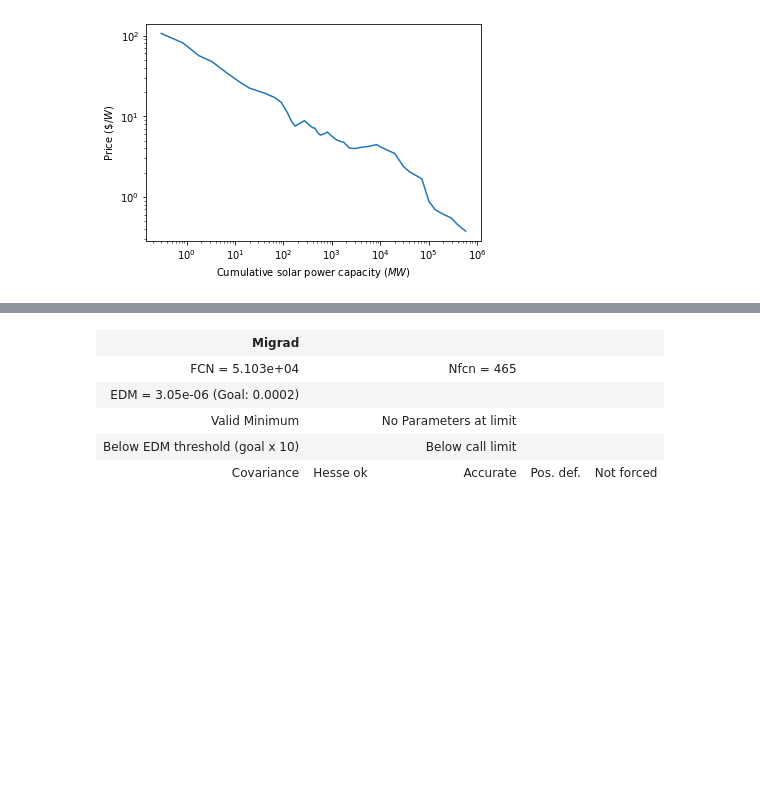
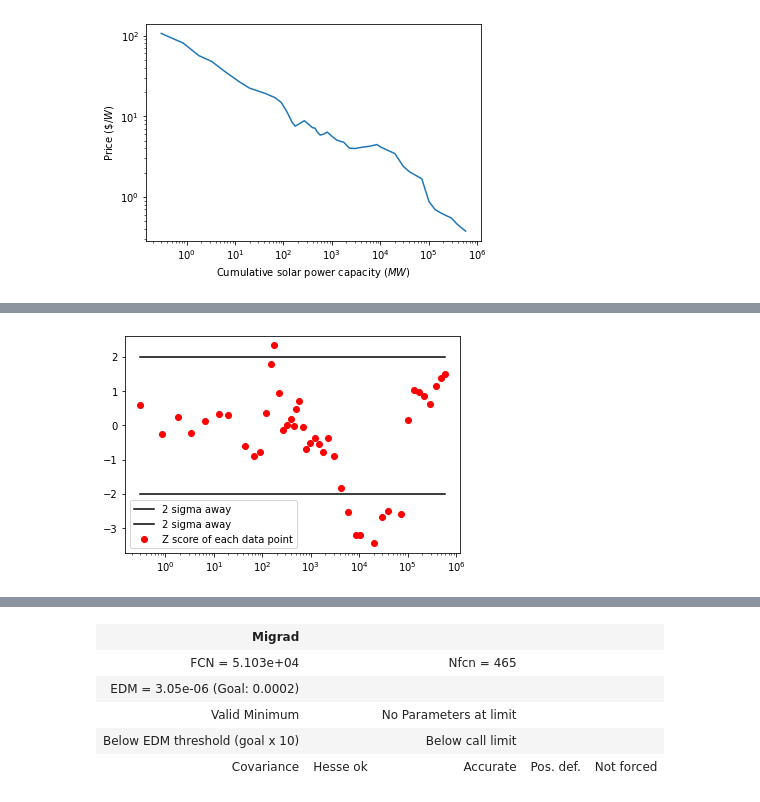
Before and after one commit to NathanvdBerg/AppStat-ProblemSet-2021, a Jupyter notebook: Problem 5.1.ipynb, the cells around one changed output, grey strips where cells are left out. Drawn from its saved outputs; the diff is of its cells as text; code cells hidden in the pictures; blank space fills up the shorter version.

```diff
--- a/Problem 5.1.ipynb
+++ b/Problem 5.1.ipynb
@@ -110,0 +115,19 @@ Chi2 value: 86.6   Ndof = 42    Prob(Chi2,Ndof) = 0.0000622638
+# %%
+def z_score(val, mu, sigma):
+    """The Z-score describes how many sigma away from the mean a value is."""
+    return (val-mu)/sigma
+# %%
+theo_val = power_law(capacity,*minuit_chi2_pl.values)
+z_values = z_score(theo_val, price, sigma_price)
+
+fig_z1, ax_z1 = plt.subplots()
+ax_z1.scatter(capacity, z_values, label='Z score of each data point',color='red')
+ax_z1.plot([capacity[0],capacity[-1]],[2,2],label='2 sigma away',color='black')
+ax_z1.plot([capacity[0],capacity[-1]],[-2,-2],label='2 sigma away',color='black')
+
+ax_z1.set_xscale('log')
+ax_z1.legend()
+
+plt.show()
+# %% [output]
+[figure, added]
```
Also changed, not shown: parts of 5 cells of this notebook, 1 other file.
